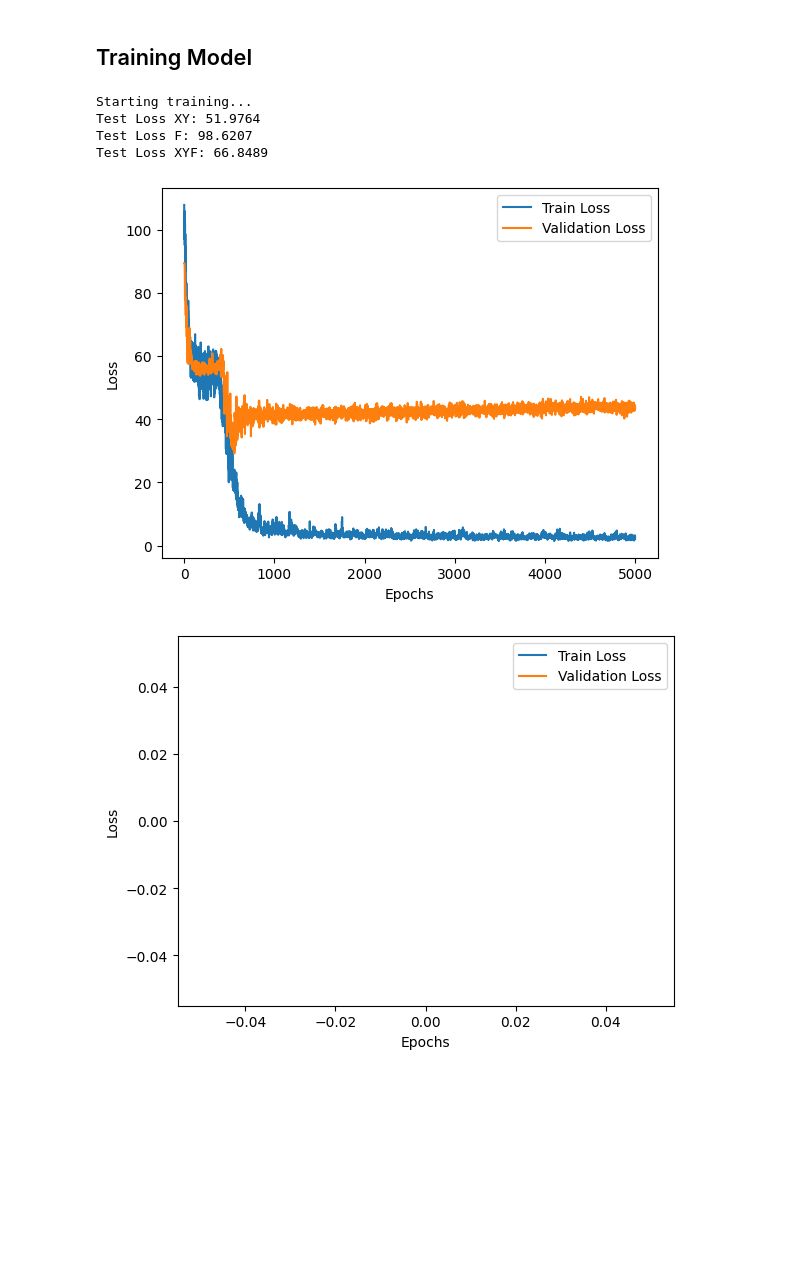
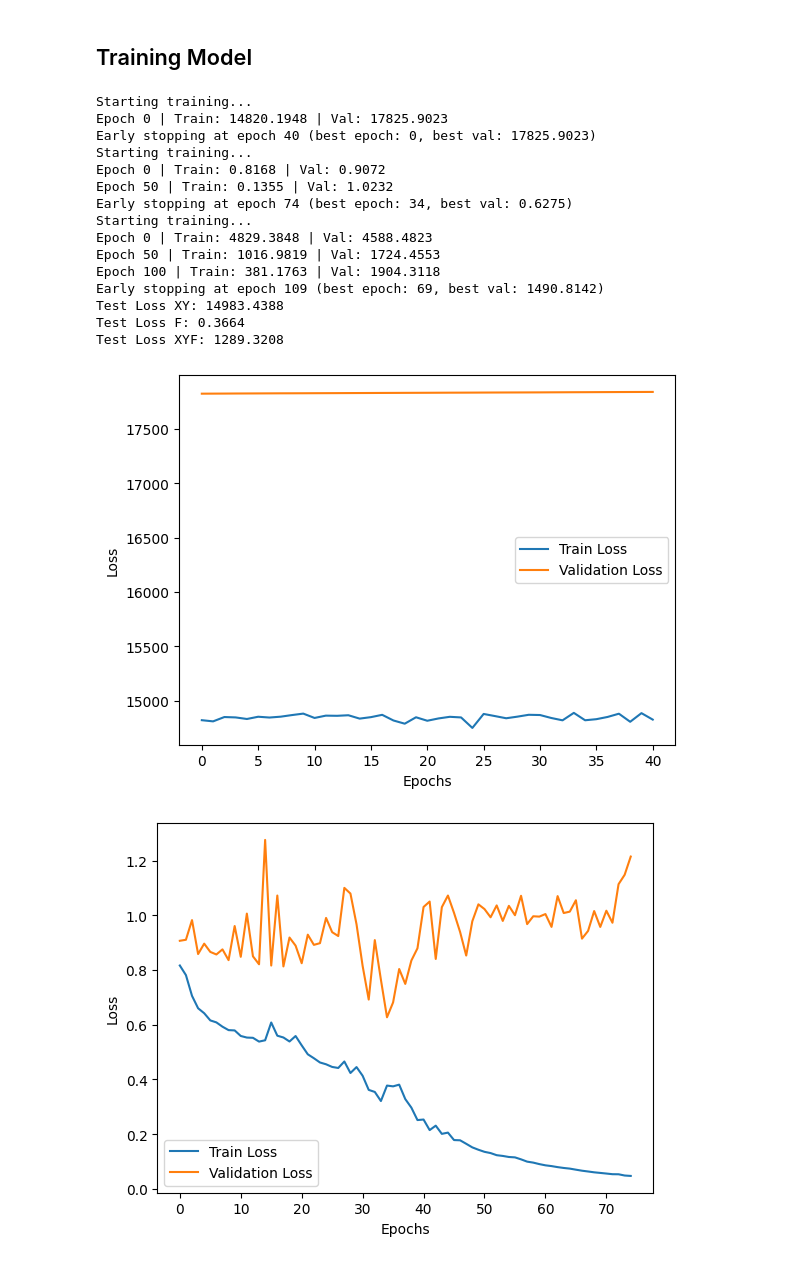
Before and after one commit to anh-lxn/memo, a Jupyter notebook: src/main/python/main.ipynb, the cells around one changed output. Saved outputs shown, nothing was run; the diff lists cells and outputs as text; code cells hidden in the pictures; blank space fills up the shorter version.

```diff
--- a/src/main/python/main.ipynb
+++ b/src/main/python/main.ipynb
@@ -10,10 +10,14 @@ from model import MembraneModel, Trainer
 set_seed(42)
 
 # Pfade
-data_csv = '../../../data/recorded_samples/3D_Messung_01_10N.csv'
+data10N_csv = '../../../data/recorded_samples/3D_Messung_01_10N.csv'
+data15N_csv = '../../../data/recorded_samples/3D_Messung_02_15N.csv'
 outputh_path = './heatmaps/'
 # %%
-data = get_data(data_csv)
+data_10N = get_data(data10N_csv)
+data_15N = get_data(data15N_csv)
+data = pd.concat([data_10N, data_15N], ignore_index=True)
+data = data.drop(columns=["Sensor R3", "Sensor R7"])
 norm_data, _, _ = min_max_normalize(data)
 # %%
 data.head()
@@ -36,10 +40,10 @@ norm_data.head()
 # %% [markdown]
 ## Splitting the Data
 # %%
-batch_size = 32
+batch_size = 16
 
 # Data with x and y only
-X_train, X_val, X_test, y_train, y_val, y_test = prepare_data(norm_data, targets='xy')
+X_train, X_val, X_test, y_train, y_val, y_test = prepare_data(data, targets='xy')
 train_loader_xy, val_loader_xy, test_loader_xy = create_dataloaders(X_train, X_val, X_test, y_train, y_val, y_test, batch_size=batch_size)
 # Data with F only
 X_train, X_val, X_test, y_train, y_val, y_test = prepare_data(norm_data, targets='f')
@@ -56,10 +60,10 @@ model_xyf = MembraneModel(output_dim=3)
 
 loss_fn_xy = nn.MSELoss()
 loss_fn_f = nn.MSELoss()
-loss_fn_xyf = nn.L1Loss()
-epochs = 300
-lr = 0.001
-weight_decay = 1e-4
+loss_fn_xyf = nn.MSELoss()
+epochs = 1000
+lr = 0.0013
+weight_decay = 4e-4
 
 # Optimizers
 optimizer_xy = torch.optim.Adam(model_xy.parameters(), lr=lr, weight_decay=weight_decay)
@@ -67,35 +71,46 @@ optimizer_f = torch.optim.Adam(model_f.parameters(), lr=lr, weight_decay=weight_
 optimizer_xyf = torch.optim.Adam(model_xyf.parameters(), lr=lr, weight_decay=weight_decay)
 
 # Trainers
 trainer_xy = Trainer(model_xy, loss_fn_xy, optimizer_xy, device='cpu', patience=40, min_delta=1e-4)
 trainer_f = Trainer(model_f, loss_fn_f, optimizer_f, device='cpu', patience=40, min_delta=1e-4)
 trainer_xyf = Trainer(model_xyf, loss_fn_xyf, optimizer_xyf, device='cpu', patience=40, min_delta=1e-4)
 
 # Training
 trainer_xy.fit(train_loader_xy, val_loader_xy, epochs=epochs, print_status=True)
 trainer_f.fit(train_loader_f, val_loader_f, epochs=epochs, print_status=True)
 trainer_xyf.fit(train_loader_xyf, val_loader_xyf, epochs=epochs, print_status=True)
 
 # Test Losses
 test_loss_xy = trainer_xy.test(test_loader_xy)
 test_loss_f = trainer_f.test(test_loader_f)
 test_loss_xyf = trainer_xyf.test(test_loader_xyf)
 print(f'Test Loss XY: {test_loss_xy:.4f}')
 print(f'Test Loss F: {test_loss_f:.4f}')
 print(f'Test Loss XYF: {test_loss_xyf:.4f}')
 
 trainer_xy.plot_losses()
 trainer_f.plot_losses()
 trainer_xyf.plot_losses()
 
 # Save Models
 trainer_xy.save("../../../models/final_models/model_xy.pt")
 trainer_f.save("../../../models/final_models/model_f.pt")
 trainer_xyf.save("../../../models/final_models/model_xyf.pt")
 # %% [output]
 Starting training...
-Test Loss XY: 51.9764
-Test Loss F: 98.6207
-Test Loss XYF: 66.8489
+Epoch 0 | Train: 14820.1948 | Val: 17825.9023
+Early stopping at epoch 40 (best epoch: 0, best val: 17825.9023)
+Starting training...
+Epoch 0 | Train: 0.8168 | Val: 0.9072
+Epoch 50 | Train: 0.1355 | Val: 1.0232
+Early stopping at epoch 74 (best epoch: 34, best val: 0.6275)
+Starting training...
+Epoch 0 | Train: 4829.3848 | Val: 4588.4823
+Epoch 50 | Train: 1016.9819 | Val: 1724.4553
+Epoch 100 | Train: 381.1763 | Val: 1904.3118
+Early stopping at epoch 109 (best epoch: 69, best val: 1490.8142)
+Test Loss XY: 14983.4388
+Test Loss F: 0.3664
+Test Loss XYF: 1289.3208
-[figure, old version]
+[figure, new version]
-[figure, old version]
+[figure, new version]
```
Also changed, not shown: parts of 3 cells of this notebook, 28 other files.
